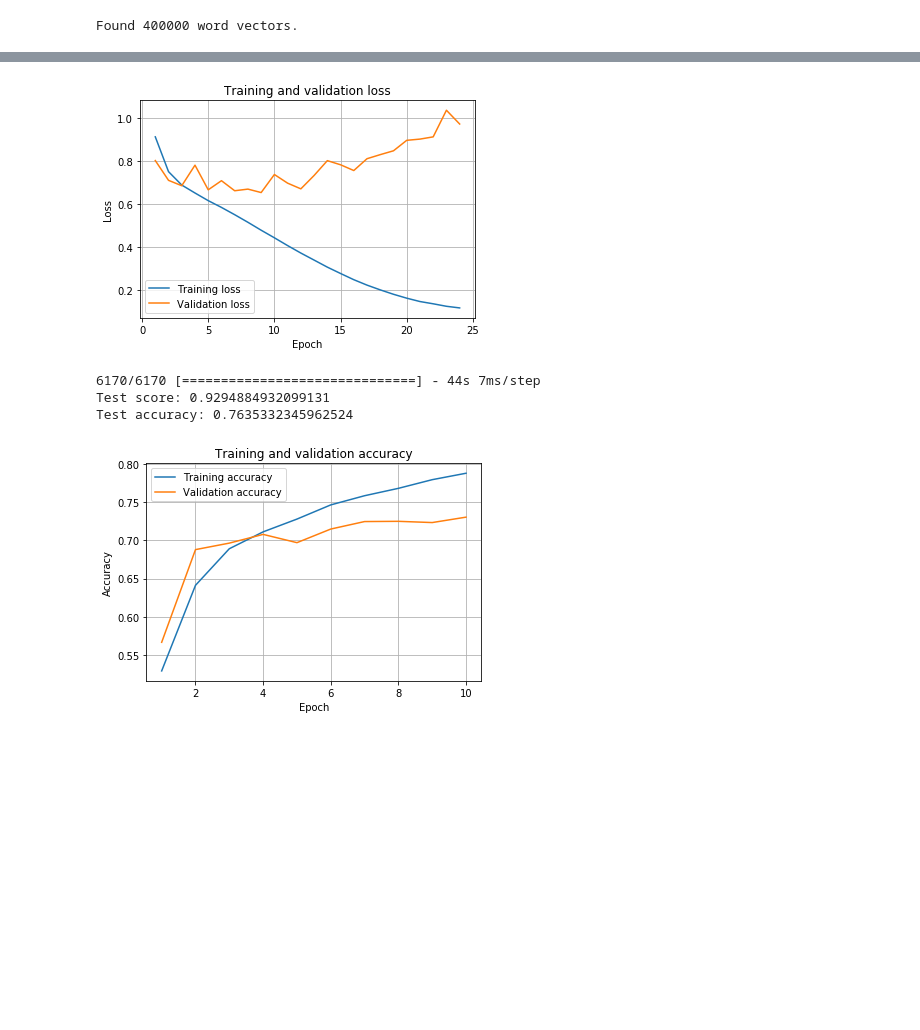
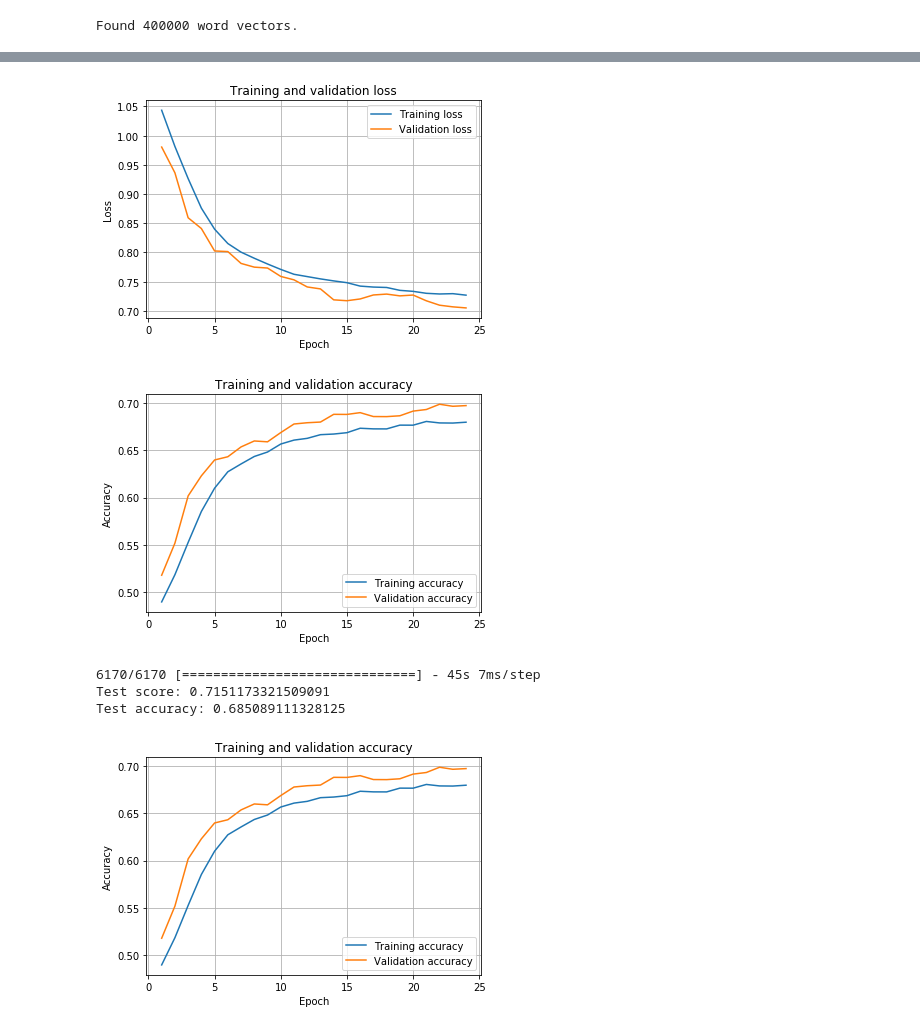
Before and after one commit to mahanKarimi/ClassifySongLyrics, a Jupyter notebook: ClassifySongLyrics.ipynb, the cells around one changed output, grey strips where cells are left out. Drawn from its saved outputs; the diff is of its cells as text; code cells hidden in the pictures; blank space fills up the shorter version.

```diff
--- a/ClassifySongLyrics.ipynb
+++ b/ClassifySongLyrics.ipynb
@@ -437,7 +437,8 @@ model.add((Embedding(num_words,emb_dim,
                     embeddings_initializer=Constant(embedding_matrix),input_length=max_len,
                     trainable=False)))
 model.add(LSTM(128, recurrent_dropout=0.8, dropout=0.8))
-#model.add(LSTM(128))
+
+ model.add(LSTM(128))
 model.add(Dense(6, activation='softmax'))
 model.summary()
 
@@ -464,28 +465,43 @@ Epoch 7/24
 # %%
 history_dict = history.history
 train_loss = history_dict['loss']
 val_loss = history_dict['val_loss']
 
 epochs = range(1, len(train_loss) + 1)
 plt.title('Training and validation loss')
 plt.plot(epochs, train_loss, label='Training loss')
 plt.plot(epochs, val_loss, label='Validation loss')
 plt.xlabel('Epoch')
 plt.ylabel('Loss')
 plt.legend()
 plt.grid()
 plt.show()
+
+
+train_acc = history_dict['acc']
+val_acc = history_dict['val_acc']
+
+epochs = range(1, len(train_loss) + 1)
+plt.title('Training and validation accuracy')
+plt.plot(epochs, train_acc, label='Training accuracy')
+plt.plot(epochs, val_acc, label='Validation accuracy')
+plt.xlabel('Epoch')
+plt.ylabel('Accuracy')
+plt.legend()
+plt.grid()
+plt.show()
 # %% [output]
-[figure, old version]
+[figure, new version]
+[figure, added]
 # %%
 # compute loss and accuracy on test data
 score = model.evaluate(X_test, y_test, verbose=1)
 print("Test score:", score[0])
 print("Test accuracy:", score[1])
 # %% [output]
-6170/6170 [==============================] - 44s 7ms/step
-Test score: 0.9294884932099131
-Test accuracy: 0.7635332345962524
+6170/6170 [==============================] - 45s 7ms/step
+Test score: 0.7151173321509091
+Test accuracy: 0.685089111328125
 # %%
 history_dict = history.history
 train_acc = history_dict['acc']
@@ -501,7 +517,7 @@ plt.legend()
 plt.grid()
 plt.show()
 # %% [output]
-[figure, old version]
+[figure, new version]
 # %%
 # %% [output]
 |  | Link | SName | SLink | Lyric | Idiom | Artist | Songs | Popularity | Genre | Genres |
```
Also changed, not shown: parts of 1 cell of this notebook.
